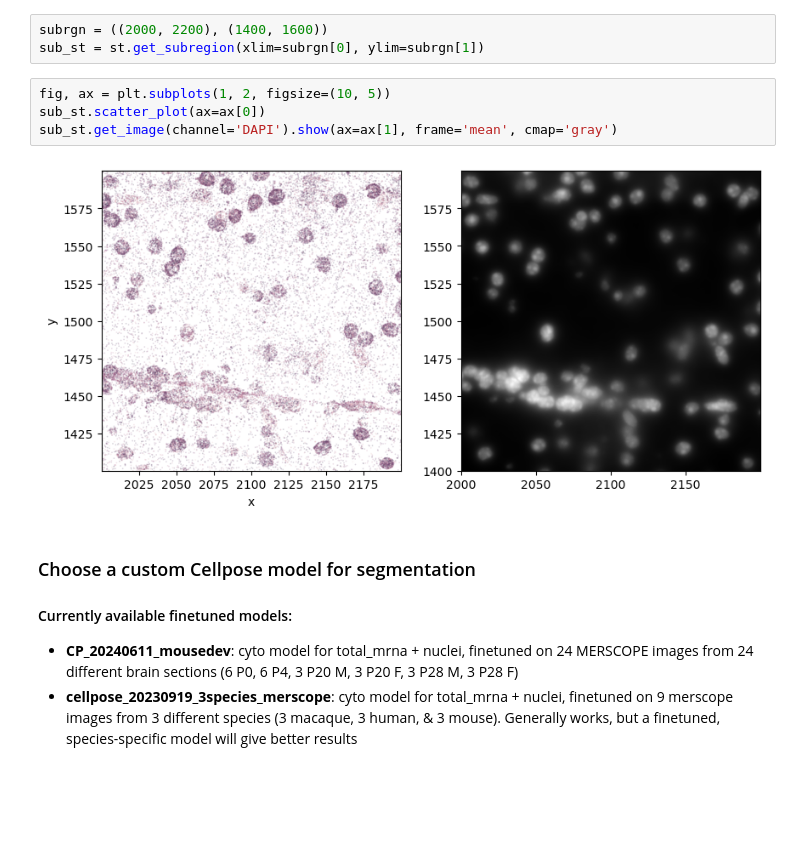
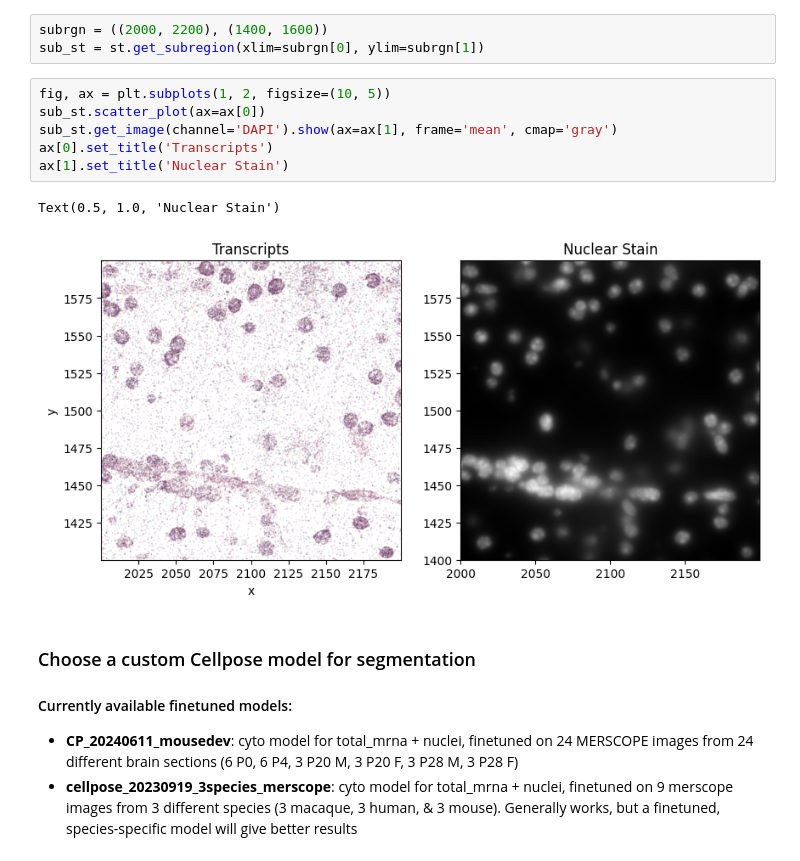
Before and after one commit to AllenInstitute/spots-in-space, a Jupyter notebook: demos/merscope_demo.ipynb, the cells around one changed output. Saved outputs shown, nothing was run; the diff lists cells and outputs as text; blank space fills up the shorter version.

Commit message:
improved demo plots

```diff
--- a/demos/merscope_demo.ipynb
+++ b/demos/merscope_demo.ipynb
@@ -49,9 +49,12 @@ sub_st = st.get_subregion(xlim=subrgn[0], ylim=subrgn[1])
 # %%
 fig, ax = plt.subplots(1, 2, figsize=(10, 5))
 sub_st.scatter_plot(ax=ax[0])
 sub_st.get_image(channel='DAPI').show(ax=ax[1], frame='mean', cmap='gray')
+ax[0].set_title('Transcripts')
+ax[1].set_title('Nuclear Stain')
 # %% [output]
+Text(0.5, 1.0, 'Nuclear Stain')
-[figure, old version]
+[figure, new version]
 # %% [markdown]
 ### Choose a custom Cellpose model for segmentation
 #### Currently available finetuned models:
```
Also changed, not shown: parts of 8 cells of this notebook, 2 other files.
